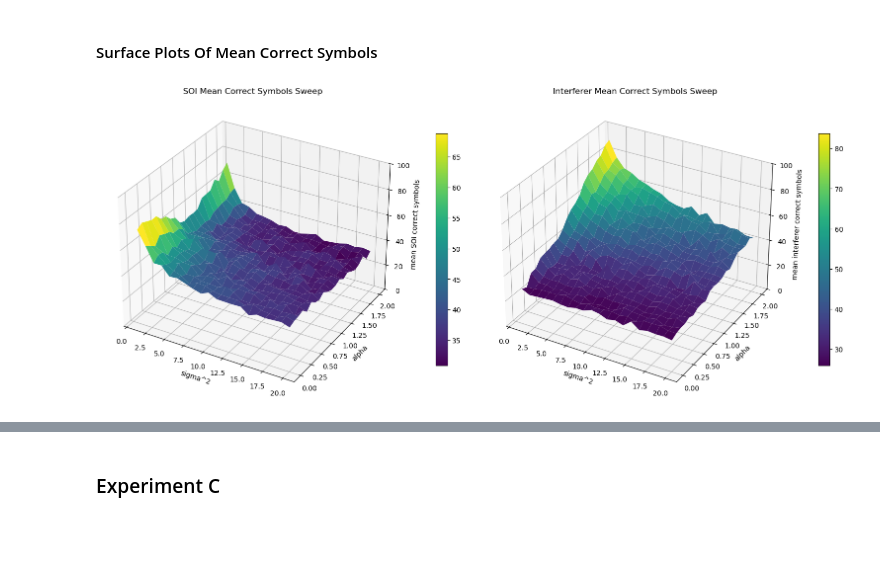
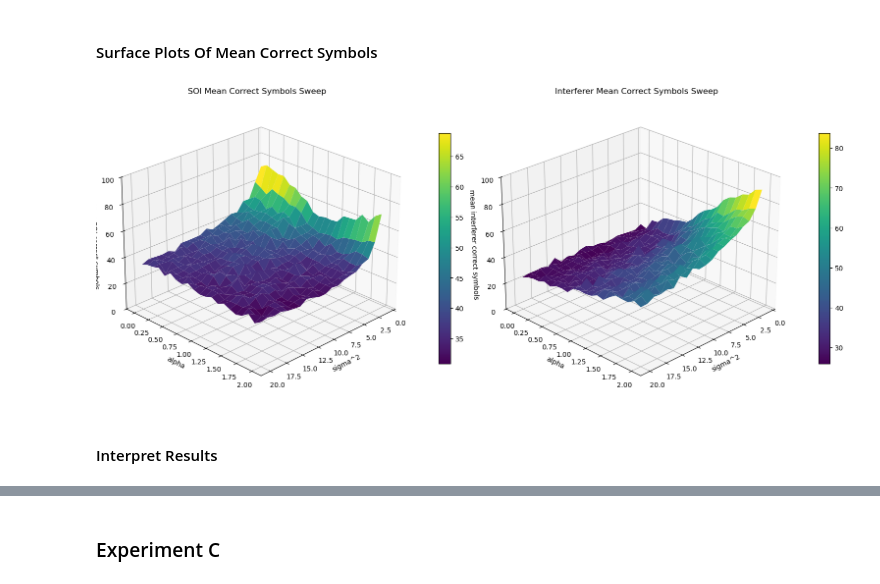
Before and after one commit to JaredMiller9922/DL-AIR, a Jupyter notebook: final_experiments_single_channel.ipynb, the cells around one changed output, grey strips where cells are left out. Drawn from its saved outputs; the diff is of its cells as text; code cells hidden in the pictures; blank space fills up the shorter version.

Commit message:
Altered Plots

```diff
--- a/final_experiments_single_channel.ipynb
+++ b/final_experiments_single_channel.ipynb
@@ -299,31 +299,35 @@ sigma2_grid_soi, alpha_grid_soi = np.meshgrid(
 )
 z_grid_soi = T_a_mean_soi.to_numpy(dtype=float)
 
 ax1 = fig.add_subplot(121, projection="3d")
 surf1 = ax1.plot_surface(sigma2_grid_soi, alpha_grid_soi, z_grid_soi, cmap="viridis", edgecolor="none")
 ax1.set_xlabel("sigma^2")
 ax1.set_ylabel("alpha")
 ax1.set_zlabel("mean SOI correct symbols")
 ax1.set_zlim(0, 100)
 ax1.set_title("SOI Mean Correct Symbols Sweep")
+ax1.view_init(elev=25, azim=225)
 fig.colorbar(surf1, ax=ax1, shrink=0.7, pad=0.08)
 
 sigma2_grid_int, alpha_grid_int = np.meshgrid(
     T_a_mean_int.columns.to_numpy(dtype=float),
     T_a_mean_int.index.to_numpy(dtype=float),
 )
 z_grid_int = T_a_mean_int.to_numpy(dtype=float)
 
 ax2 = fig.add_subplot(122, projection="3d")
 surf2 = ax2.plot_surface(sigma2_grid_int, alpha_grid_int, z_grid_int, cmap="viridis", edgecolor="none")
 ax2.set_xlabel("sigma^2")
 ax2.set_ylabel("alpha")
 ax2.set_zlabel("mean interferer correct symbols")
 ax2.set_zlim(0, 100)
 ax2.set_title("Interferer Mean Correct Symbols Sweep")
+ax2.view_init(elev=25, azim=225)
 fig.colorbar(surf2, ax=ax2, shrink=0.7, pad=0.08)
 
 plt.tight_layout()
 plt.show()
 # %% [output]
-[figure, old version]
+[figure, new version]
+# %% [markdown]
+#### Interpret Results
```
Also changed, not shown: parts of 3 cells of this notebook.
